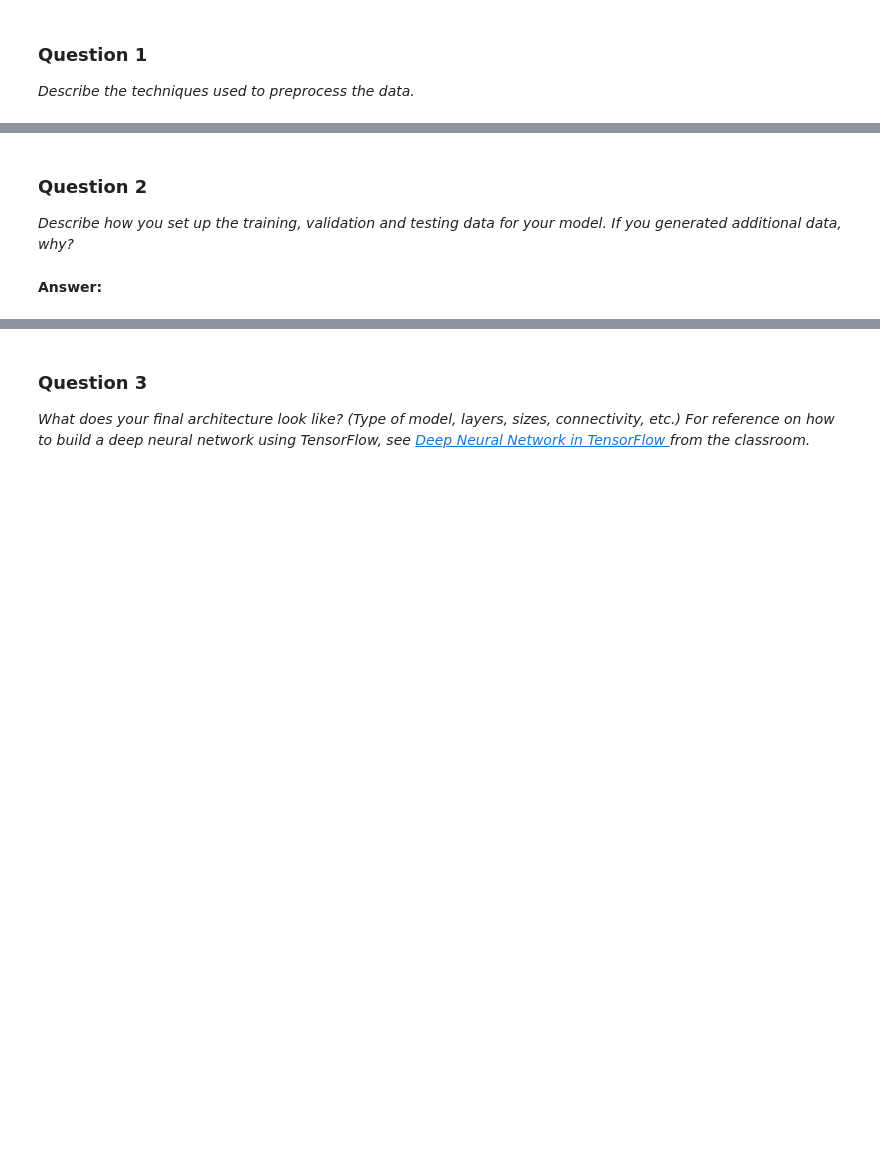
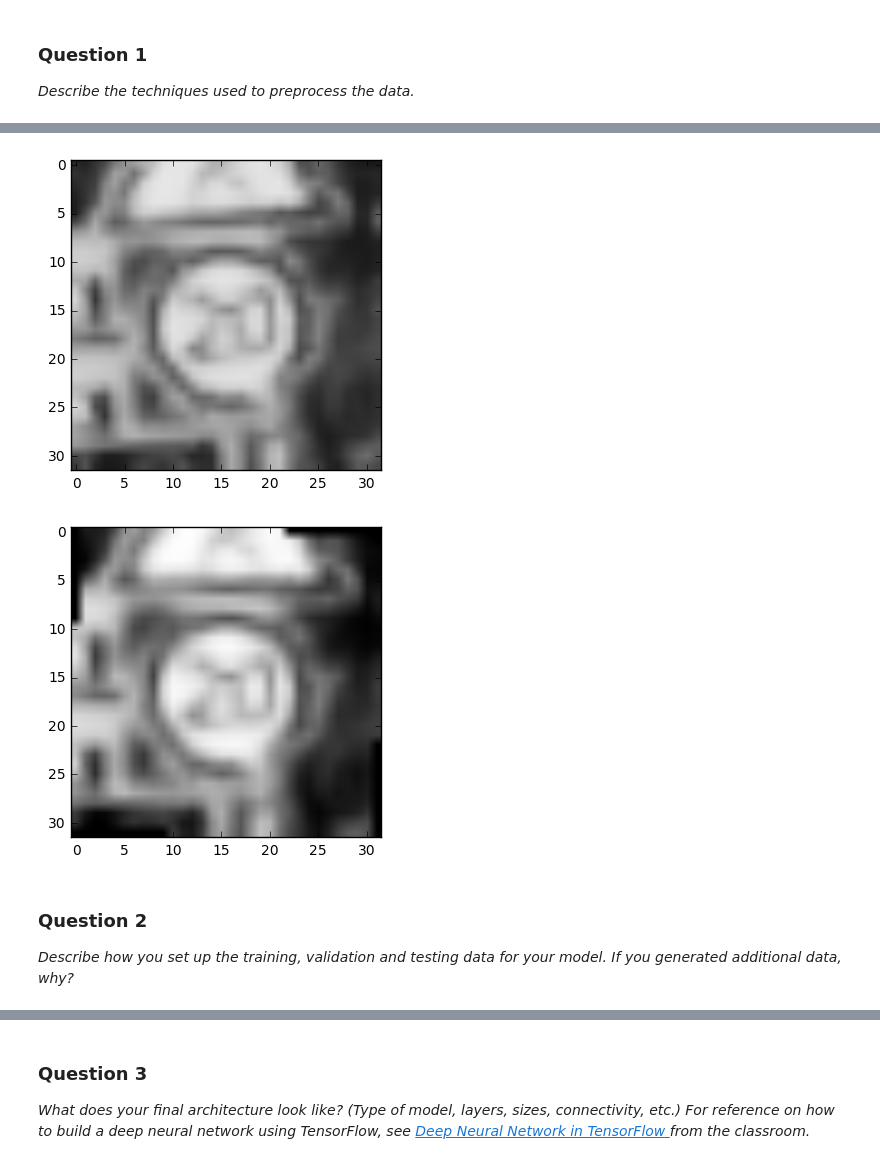
Before and after one commit to bdholt1/traffic-signs, a Jupyter notebook: Traffic_Signs_Recognition.ipynb, the cells around one changed output, grey strips where cells are left out. Cells and saved outputs as stored; diff of their text form; code cells hidden in the pictures; blank space fills up the shorter version.

```diff
--- a/Traffic_Signs_Recognition.ipynb
+++ b/Traffic_Signs_Recognition.ipynb
@@ -161,10 +229,20 @@ _Describe the techniques used to preprocess the data._
 # %%
 ### Generate data additional (if you want to!)
 ### and split the data into training/validation/testing sets here.
 ### Feel free to use as many code cells as needed.
+
+import scipy
+
+img = X_train_grey[0].reshape(32, 32) * 256.
+plt.imshow(img, cmap = plt.get_cmap('gray'), vmin = 0, vmax = 255)
+plt.show()
+rot = scipy.misc.imrotate(img, -5, interp='bilinear')
+plt.imshow(rot, cmap = plt.get_cmap('gray'), vmin = 0, vmax = 255)
+plt.show()
+# %% [output]
+[figure, added]
+[figure, added]
 # %% [markdown]
 ### Question 2
 
 _Describe how you set up the training, validation and testing data for your model. If you generated additional data, why?_
-# %% [markdown]
-**Answer:**
```
Also changed, not shown: parts of 34 cells of this notebook.
